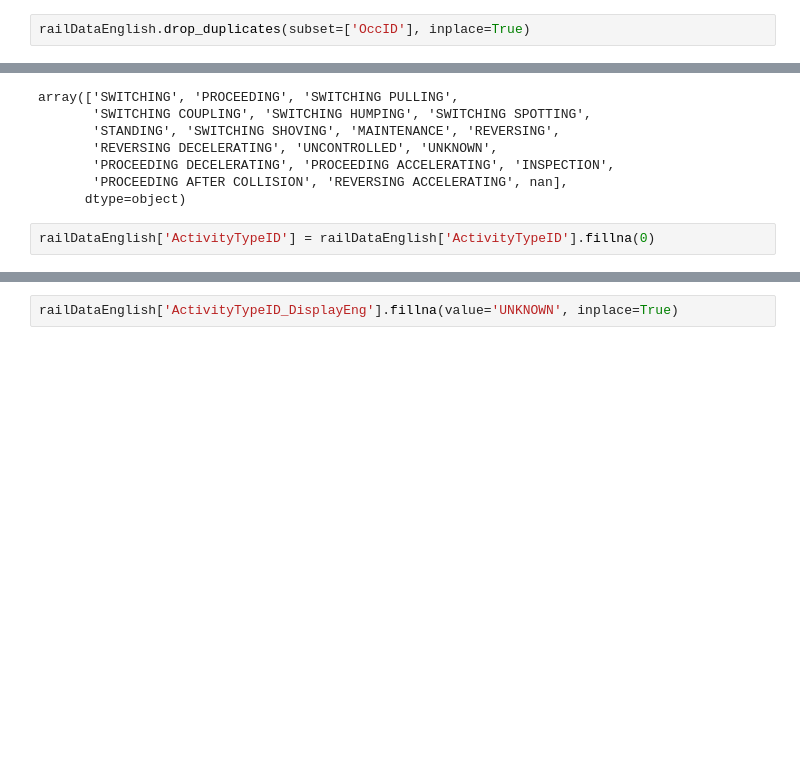
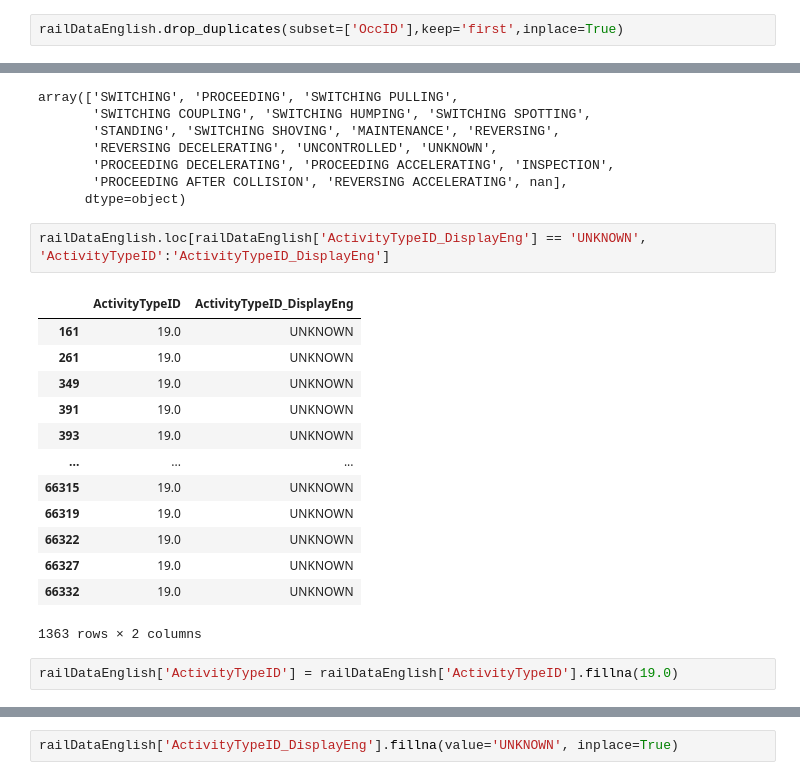
Before and after one commit to denish-gts/railway-occurence-analysis, a Jupyter notebook: railway_occurence_analysis.ipynb, the cells around one changed output, grey strips where cells are left out. Drawn from its saved outputs; the diff is of its cells as text; blank space fills up the shorter version.

```diff
--- a/railway_occurence_analysis.ipynb
+++ b/railway_occurence_analysis.ipynb
@@ -143,5 +141,5 @@ Length: 66339, dtype: bool
 # %%
-railDataEnglish.drop_duplicates(subset=['OccID'], inplace=True)
+railDataEnglish.drop_duplicates(subset=['OccID'],keep='first',inplace=True)
 # %%
 railDataEnglish.shape
 # %% [output]
@@ -225,5 +212,21 @@ array(['SWITCHING', 'PROCEEDING', 'SWITCHING PULLING',
        'PROCEEDING DECELERATING', 'PROCEEDING ACCELERATING', 'INSPECTION',
        'PROCEEDING AFTER COLLISION', 'REVERSING ACCELERATING', nan],
       dtype=object)
+# %%
+railDataEnglish.loc[railDataEnglish['ActivityTypeID_DisplayEng'] == 'UNKNOWN', 'ActivityTypeID':'ActivityTypeID_DisplayEng']
+# %% [output]
+|  | ActivityTypeID | ActivityTypeID_DisplayEng |
+| 161 | 19.0 | UNKNOWN |
+| 261 | 19.0 | UNKNOWN |
+| 349 | 19.0 | UNKNOWN |
+| 391 | 19.0 | UNKNOWN |
+| 393 | 19.0 | UNKNOWN |
+| ... | ... | ... |
+| 66315 | 19.0 | UNKNOWN |
+| 66319 | 19.0 | UNKNOWN |
+| 66322 | 19.0 | UNKNOWN |
+| 66327 | 19.0 | UNKNOWN |
+| 66332 | 19.0 | UNKNOWN |
+1363 rows × 2 columns
 # %%
-railDataEnglish['ActivityTypeID'] = railDataEnglish['ActivityTypeID'].fillna(0)
+railDataEnglish['ActivityTypeID'] = railDataEnglish['ActivityTypeID'].fillna(19.0)
```
Also changed, not shown: parts of 22 cells of this notebook.
